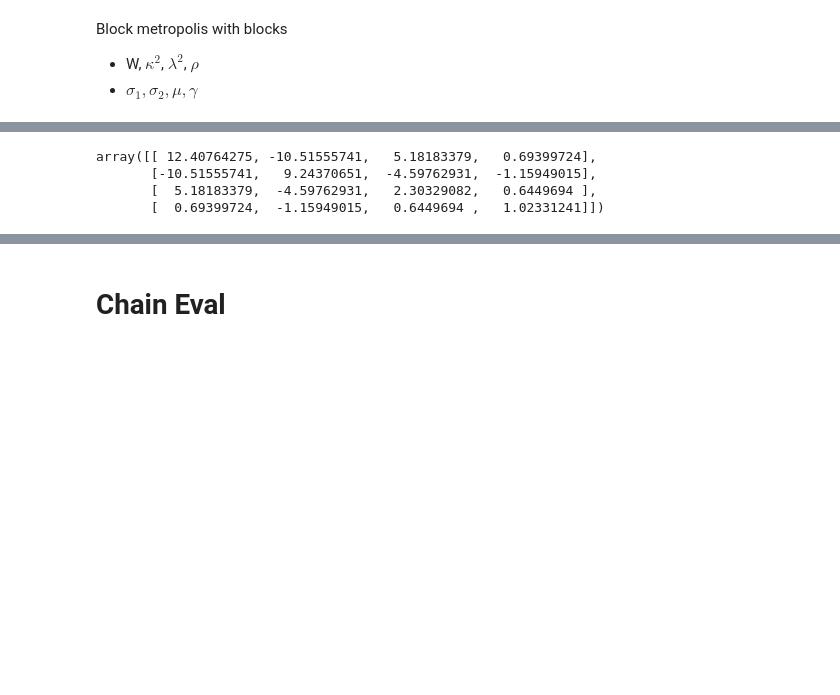
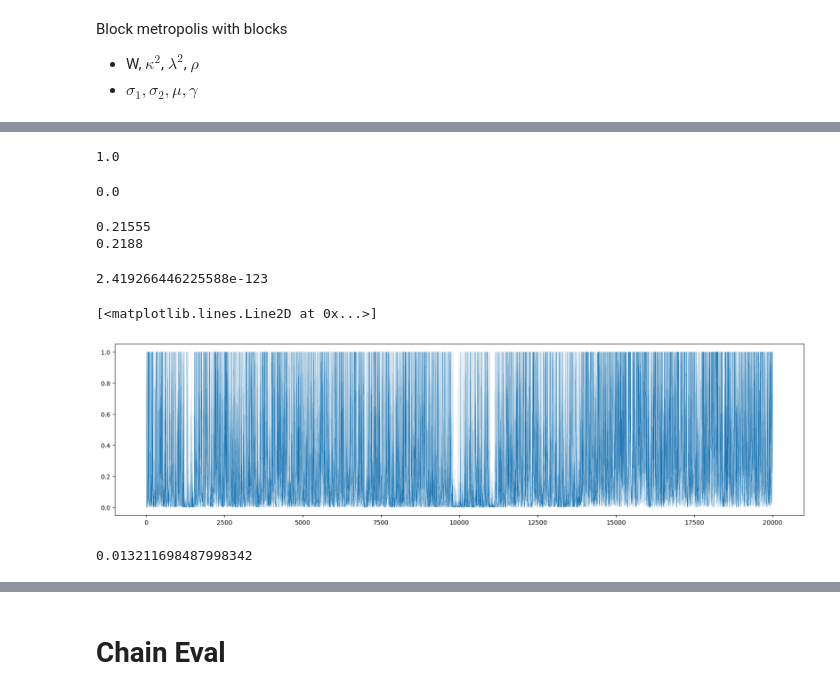
Before and after one commit to titzehong/Joint_Quant_Reg, a Jupyter notebook: Joint QR Single Var MCMC.ipynb, the cells around one changed output, grey strips where cells are left out. Saved outputs shown, nothing was run; the diff lists cells and outputs as text; code cells hidden in the pictures; blank space fills up the shorter version.

```diff
--- a/Joint QR Single Var MCMC.ipynb
+++ b/Joint QR Single Var MCMC.ipynb
@@ -548,7 +585,28 @@ logpdf_mvn(current_vec2,
-# %%
-am_lamb_block2*am_cov_block2
-# %% [output]
-array([[ 12.40764275, -10.51555741,   5.18183379,   0.69399724],
-       [-10.51555741,   9.24370651,  -4.59762931,  -1.15949015],
-       [  5.18183379,  -4.59762931,   2.30329082,   0.6449694 ],
-       [  0.69399724,  -1.15949015,   0.6449694 ,   1.02331241]])
+# %%
+a_2
+# %% [output]
+1.0
+# %%
+np.log(1)
+# %% [output]
+0.0
+# %%
+print(block_1_accept_cnts/20000)
+print(block_2_accept_cnts/20000)
+# %% [output]
+0.21555
+0.2188
+# %%
+np.exp(log_am_lamb_block2)
+# %% [output]
+2.419266446225588e-123
+# %%
+plt.subplots(figsize=(20,5))
+plt.plot(a_check, lw=0.1)
+# %% [output]
+[<matplotlib.lines.Line2D at 0x...>]
+[figure, added]
+# %%
+np.mean([x[0] for x in a_check2])
+# %% [output]
+0.013211698487998342
```
Also changed, not shown: parts of 66 cells of this notebook, 3 other files.
